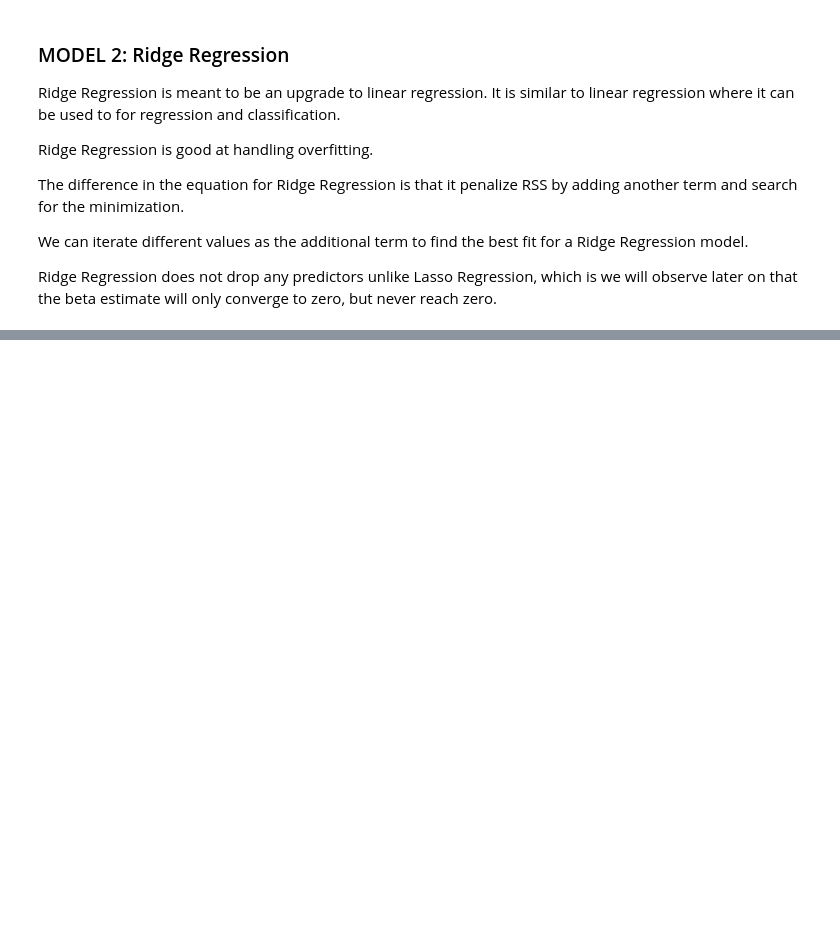
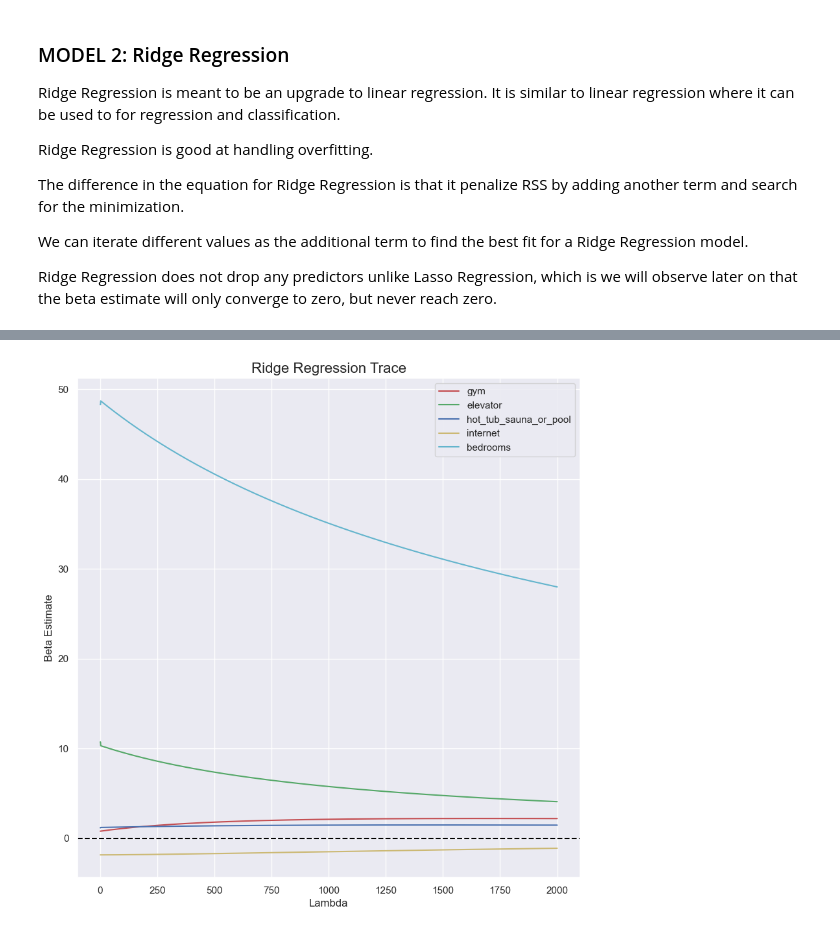
Before and after one commit to bhavya-06darshnik/Airbnb_Data_Analysis, a Jupyter notebook: ML_modeling.ipynb, the cells around one changed output, grey strips where cells are left out. Cells and saved outputs as stored; diff of their text form; code cells hidden in the pictures; blank space fills up the shorter version.

Commit message:
Working on Models.

```diff
--- a/ML_modeling.ipynb
+++ b/ML_modeling.ipynb
@@ -381,3 +381,27 @@ para=np.arange(0,2000,1)
 ridgeDF=pd.DataFrame({'variable': varArr, 'estimate': ridgereg.coef_.ravel()})
 
 for i in para:
+    ridgeReg = Ridge(alpha=i)
+    ridgeReg.fit(X_train, y_train)
+    var_name = 'estimate' + str(i)
+    ridgeDF[var_name] = ridgeReg.coef_.ravel()
+    #prediction
+    ridgeTrainPred.append(ridgeReg.predict(X_train))
+    ridgeTestPred.append(ridgeReg.predict(X_test))
+    #storing the R2 scores and lambda value
+    ridgeR2score.append(ridgeReg.score(X_train,y_train))
+    paravalue.append(i)
+
+
+ridgeDF = ridgeDF.set_index('variable').T.rename_axis('estimate').rename_axis(1).reset_index()
+
+
+bestRidgeR2 = max(ridgeR2score)
+print("The highest R2 value: ",bestRidgeR2)
+print("The value of lambda that minimises: ",paravalue[ridgeR2score.index(bestRidgeR2)])
+
+
+#Using the best fit Ridge Regression Model's predictions
+trainPredictionRidge = ridgeTrainPred[ridgeR2score.index(bestRidgeR2)]
+testPredictionRidge = ridgeTestPred[ridgeR2score.index(bestRidgeR2)]
+ridgeDF.head()
@@ -383,0 +418,12 @@ for i in para:
+# %%
+fig, ax = plt.subplots(figsize=(10, 10))
+ax.plot(ridgeDF.gym,'r',ridgeDF.elevator,'g',ridgeDF.hot_tub_sauna_or_pool,'b',ridgeDF.internet,'y',ridgeDF.bedrooms,'c')
+ax.axhline(y=0, color='black', linestyle='--')
+
+ax.set_xlabel("Lambda")
+ax.set_ylabel("Beta Estimate")
+ax.set_title("Ridge Regression Trace", fontsize=16)
+ax.legend(labels=['gym','elevator','hot_tub_sauna_or_pool','internet','bedrooms'])
+ax.grid(True)
+# %% [output]
+[figure, added]
```
Also changed, not shown: parts of 10 cells of this notebook.
